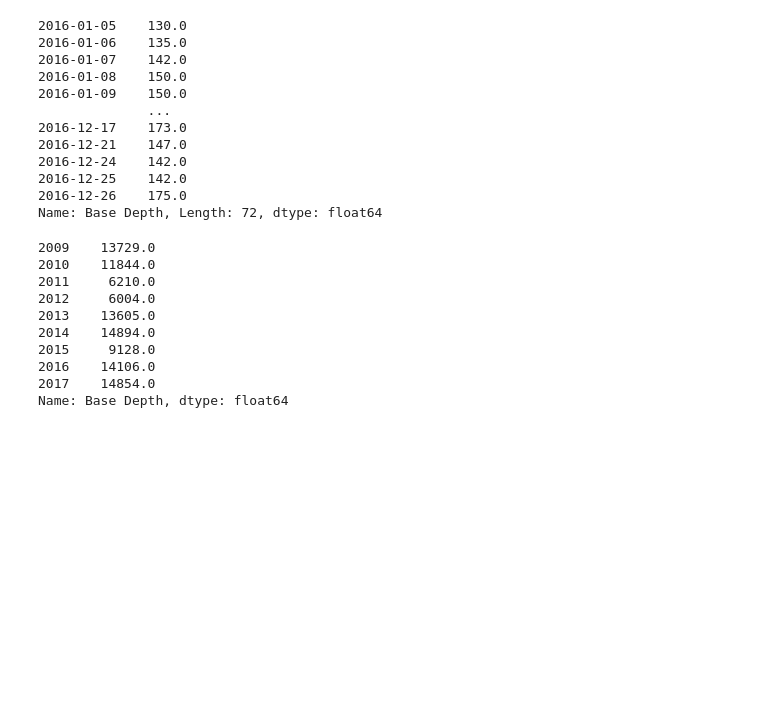
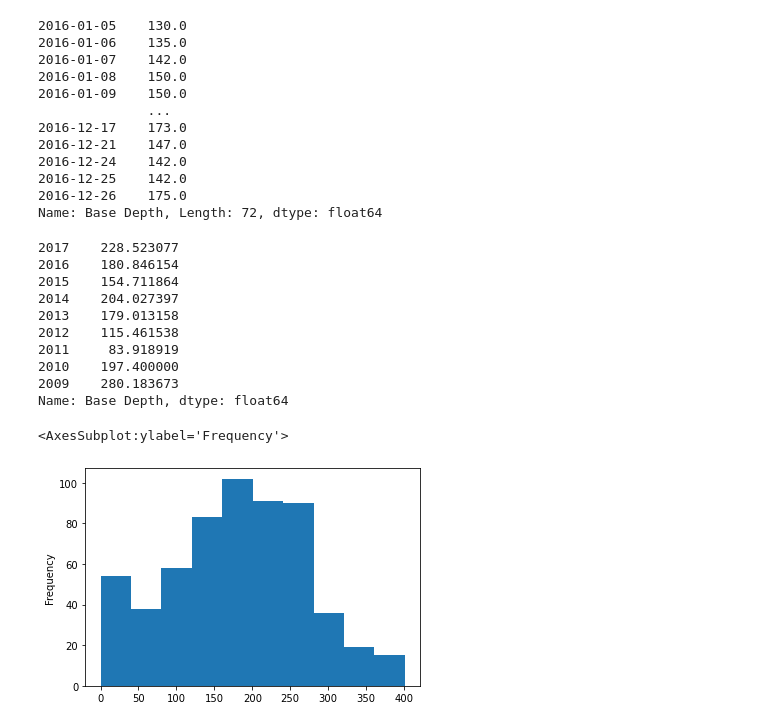
Before and after one commit to Ahmed-ui94/web_programming, a Jupyter notebook: pandas1/pandas.ipynb, the cells around one changed output. Cells and saved outputs as stored; diff of their text form; code cells hidden in the pictures; blank space fills up the shorter version.

```diff
--- a/pandas1/pandas.ipynb
+++ b/pandas1/pandas.ipynb
@@ -1423,15 +1588,20 @@ def season(idx):
     month = idx.month
     return year.where((month < 10), year+1)
 
-data_jok2.astype("float64").groupby(season).sum()
+data_jok2.astype("float64").groupby(season, sort=False).mean()
 # %% [output]
-2009    13729.0
-2010    11844.0
-2011     6210.0
-2012     6004.0
-2013    13605.0
-2014    14894.0
-2015     9128.0
-2016    14106.0
-2017    14854.0
+2017    228.523077
+2016    180.846154
+2015    154.711864
+2014    204.027397
+2013    179.013158
+2012    115.461538
+2011     83.918919
+2010    197.400000
+2009    280.183673
 Name: Base Depth, dtype: float64
+# %%
+data_jok2.astype("float64").plot.hist()
+# %% [output]
+<AxesSubplot:ylabel='Frequency'>
+[figure, added]
```
Also changed, not shown: parts of 62 cells of this notebook.
